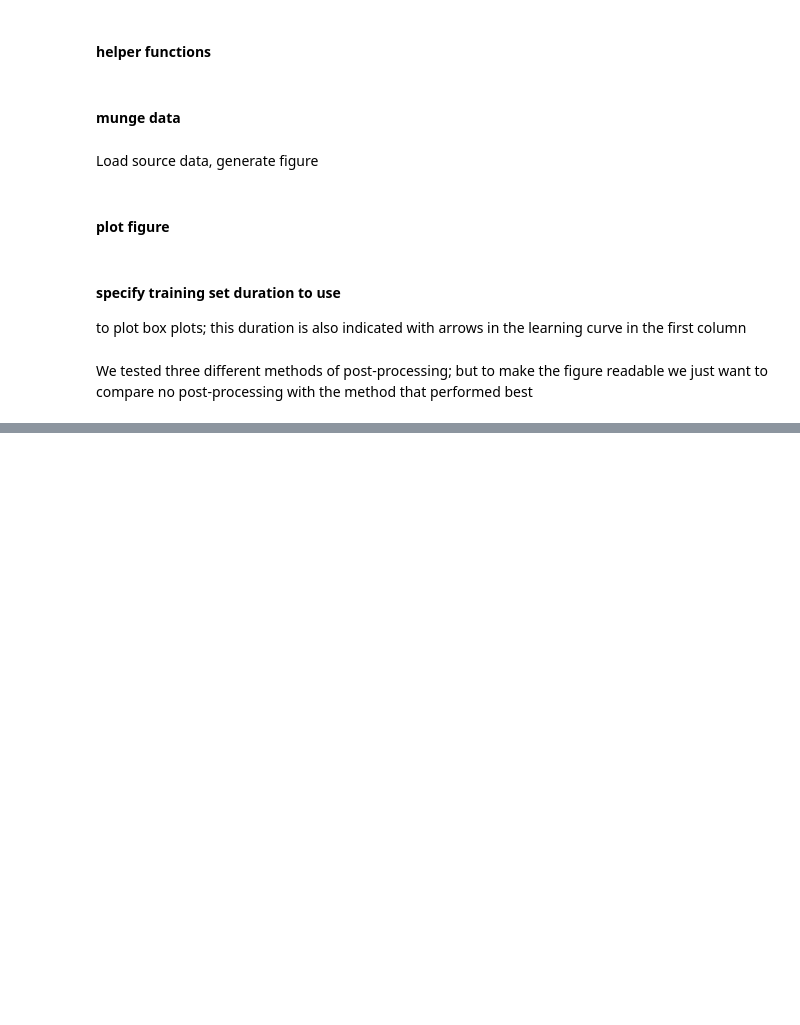
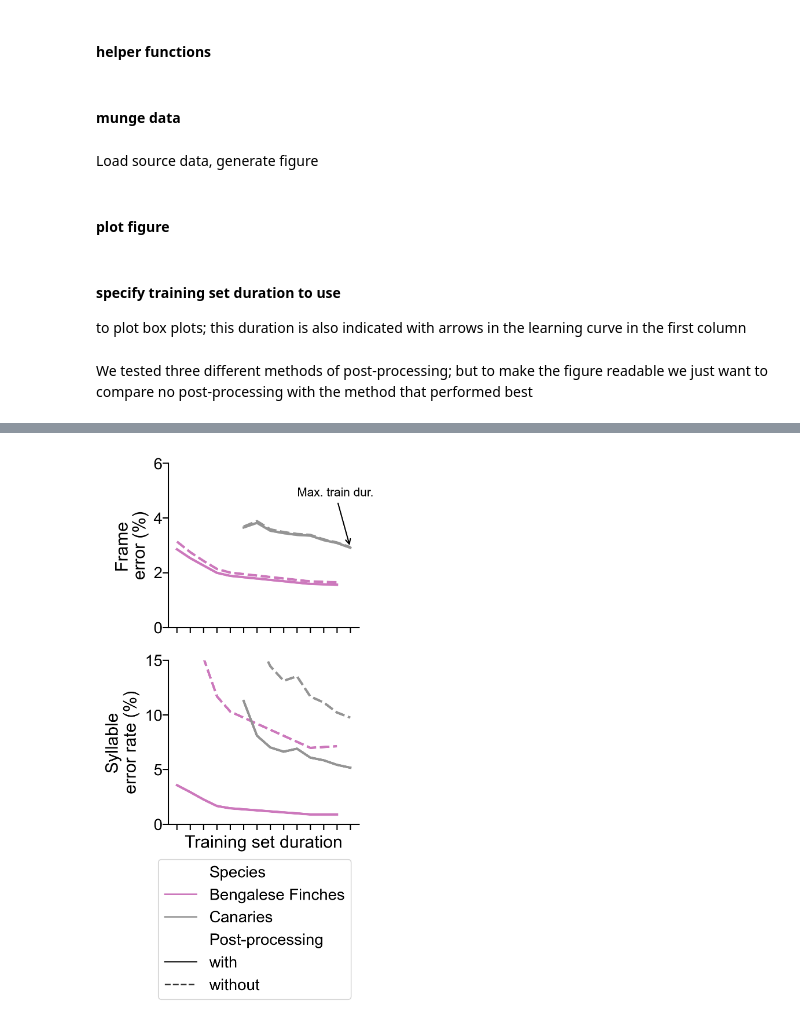
Before and after one commit to yardencsGitHub/tweetynet, a Jupyter notebook: src/scripts/fig-post-process-error-rates.ipynb, the cells around one changed output, grey strips where cells are left out. Saved outputs shown, nothing was run; the diff lists cells and outputs as text; code cells hidden in the pictures; blank space fills up the shorter version.

```diff
--- a/src/scripts/fig-post-process-error-rates.ipynb
+++ b/src/scripts/fig-post-process-error-rates.ipynb
@@ -126,9 +129,29 @@ CLEANUP_DASHES = {
 # %%
-def plot_first_col(ax_arr, big_ax):
+def plot_err_with_without_post_process(
+    fig=None,
+    ax_arr=None,
+    big_ax=None,
+    dpi=300,
+    figsize=(2.83, 5.5)  # 1/3 x 1/2 of (8.5 x 11)
+):
+    """plot means of metrics--both species on a single axes--
+    with line style indicating with or without post-processing"""
+    if fig is None and ax_arr is None:
+        fig, ax_arr = plt.subplots(2, 1, dpi=dpi, figsize=figsize)
     metrics = [
         'avg_error',
         'avg_segment_error_rate',
     ]
+
+    for ax_ in ax_arr.flatten():
+        # too lazy to write out rc config
+        ax_.tick_params(pad=0.1)
+
+    if big_ax is None:
+        big_ax = fig.add_subplot(111, frameon=False)
+        # hide tick and tick label of the big axis
+        big_ax.tick_params(labelcolor='none', top=False, bottom=False, left=False, right=False)
+        big_ax.grid(False)
 
     ylabels = [
         'Frame\nerror (%)',
@@ -202,7 +225,9 @@ def plot_first_col(ax_arr, big_ax):
                        xytext=(max_train_set_dur_ind - 4., mean_frame_err_max_dur + 2.),
                        arrowprops={'arrowstyle': '->', 'lw': 1, 'color': 'black'},
                        va='center',
-                       fontsize=6)
+                       fontsize=10)
+
+    sns.despine(fig)
 
     # add a big axis, hide frame
     # hide tick and tick label of the big axis
@@ -213,9 +238,11 @@ def plot_first_col(ax_arr, big_ax):
     big_ax.legend(
         handles,
         labels,
-        loc='upper center',
-        bbox_to_anchor=[0.5, -0.135],
+        loc='upper right',
+        bbox_to_anchor=[1.0, -0.075],
     )
+
+    return fig, ax_arr
 # %%
 # so we'll add a column 'post-processing' that maps cleanups --> with/without post-process
 POST_PROCESS_PALETTE = {
@@ -441,0 +399,15 @@ for ext in ('svg', 'png'):
+# %%
+sns.set_context("paper", font_scale=1.5)
+# %%
+fig, _ = plot_err_with_without_post_process(
+    ax_arr=None,
+    big_ax=None,
+)
+
+for ext in ('svg', 'png'):
+    fig.savefig(
+        THIS_FIG_ROOT / f'error-curves-with-without-post-processing.{ext}',
+        bbox_inches='tight',
+    )
+# %% [output]
+[figure, added]
```
Also changed, not shown: parts of 5 cells of this notebook, 9 other files.
